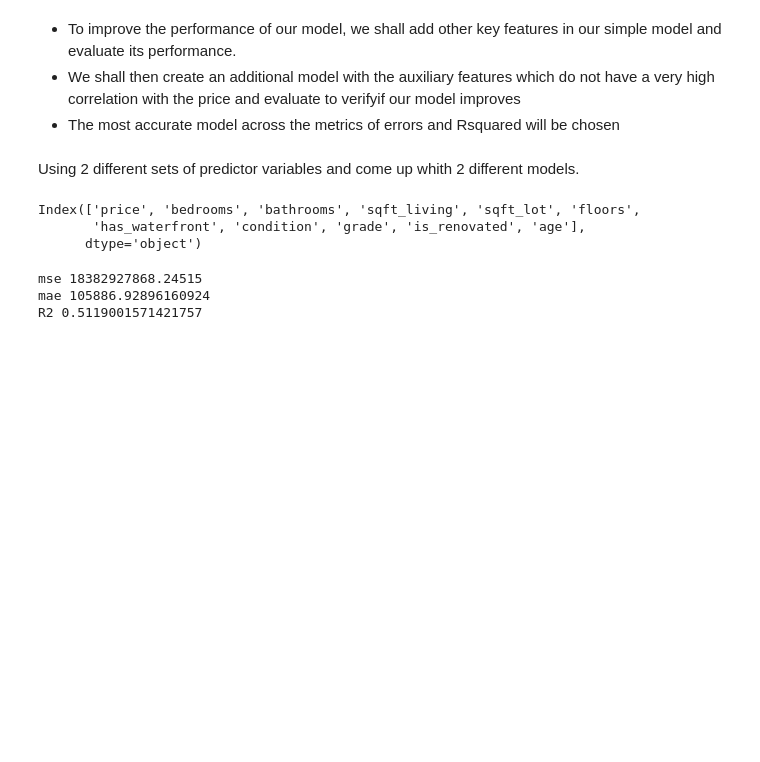
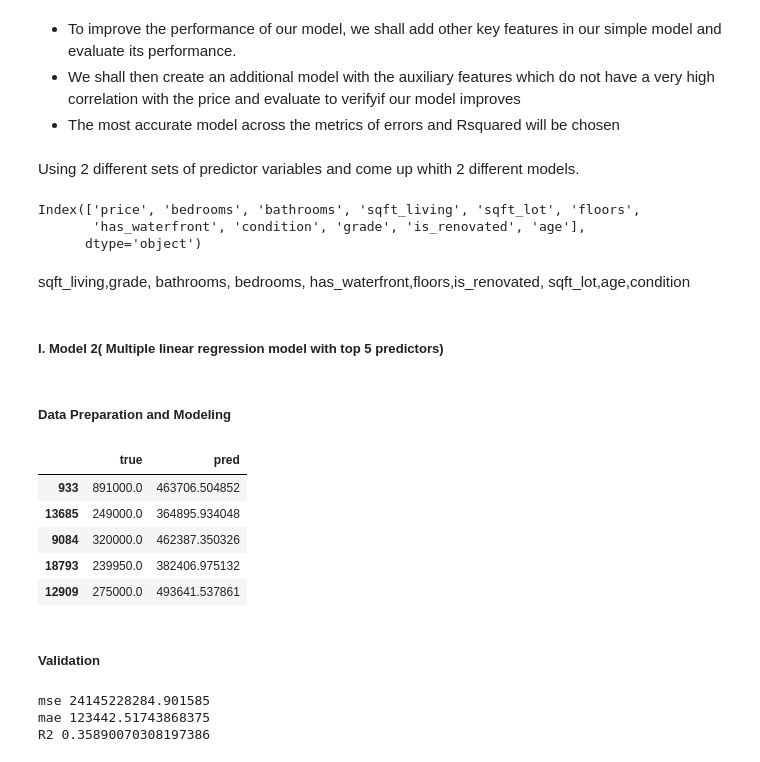
Before and after one commit to Leila-Nyambura/king-county-house-price-prediction-LRM, a Jupyter notebook: main.ipynb, the cells around one changed output. Cells and saved outputs as stored; diff of their text form; code cells hidden in the pictures; blank space fills up the shorter version.

```diff
--- a/main.ipynb
+++ b/main.ipynb
@@ -409,43 +409,51 @@ df.columns
 Index(['price', 'bedrooms', 'bathrooms', 'sqft_living', 'sqft_lot', 'floors',
        'has_waterfront', 'condition', 'grade', 'is_renovated', 'age'],
       dtype='object')
+# %% [markdown]
+sqft_living,grade,  bathrooms, bedrooms, has_waterfront,floors,is_renovated, sqft_lot,age,condition
 # %%
 
-x_model2 = df[['bedrooms', 'bathrooms', 'sqft_living', 'sqft_lot', 'floors']]
-x_model_3 = df[['bedrooms','bathrooms','sqft_living','grade','condition','sqft_lot','floors','waterfront','yr_built']]
+x_model2 = df[['sqft_living', 'grade', 'bathrooms', 'bedrooms', 'floors']]
+x_model3 = df[[ 'bedrooms', 'bathrooms', 'sqft_living', 'sqft_lot', 'floors',
+       'has_waterfront', 'condition', 'grade', 'is_renovated', 'age']]
 y = df['price']
+# %% [markdown]
+##### I. Model 2( Multiple linear regression model with top 5 predictors)
+# %% [markdown]
+##### Data Preparation and Modeling
 # %%
-#DAta Preparations
-# X3 = df[['bedrooms','bathrooms','sqft_living','grade','condition','sqft_lot','floors','waterfront','yr_built']]
-x_model2 = df[[ 'bedrooms', 'bathrooms', 'sqft_living', 'sqft_lot', 'floors',
-       'has_waterfront', 'condition', 'grade', 'is_renovated', 'age']]
-x_model2.head()
-
-y_model2= df['price']
-y_model2.head()
-
 
 #Test train split
-x_train,x_test,y_train,y_test = train_test_split(x_model2,y_model2,test_size=0.2,random_state=42)
+x_train,x_test,y_train,y_test = train_test_split(x_model2,y,test_size=0.2,random_state=42)
 
 
 #Modeling
 model2 = LinearRegression()
 model2.fit(x_train,y_train)
 
+#prediction
 y_pred = model2.predict(x_test)
 
 df_model2= pd.DataFrame({"true":y_test,"pred":y_pred})
 df_model2.head()
-
-mse = mean_squared_error(y_test,y_pred)
-mae = mean_absolute_error(y_test,y_pred)
-r2  = r2_score(y_test,y_pred)
-
-print("mse",mse)
-print("mae",mae)
-print("R2" ,r2)
 # %% [output]
-mse 18382927868.24515
-mae 105886.92896160924
-R2 0.5119001571421757
+|  | true | pred |
+| 933 | 891000.0 | 463706.504852 |
+| 13685 | 249000.0 | 364895.934048 |
+| 9084 | 320000.0 | 462387.350326 |
+| 18793 | 239950.0 | 382406.975132 |
+| 12909 | 275000.0 | 493641.537861 |
+# %% [markdown]
+##### Validation
+# %%
+mse = mean_squared_error(y_test,y_pred)
+mae = mean_absolute_error(y_test,y_pred)
+r2  = r2_score(y_test,y_pred)
+
+print("mse",mse)
+print("mae",mae)
+print("R2" ,r2)
+# %% [output]
+mse 24145228284.901585
+mae 123442.51743868375
+R2 0.35890070308197386
```
Also changed, not shown: parts of 7 cells of this notebook.
